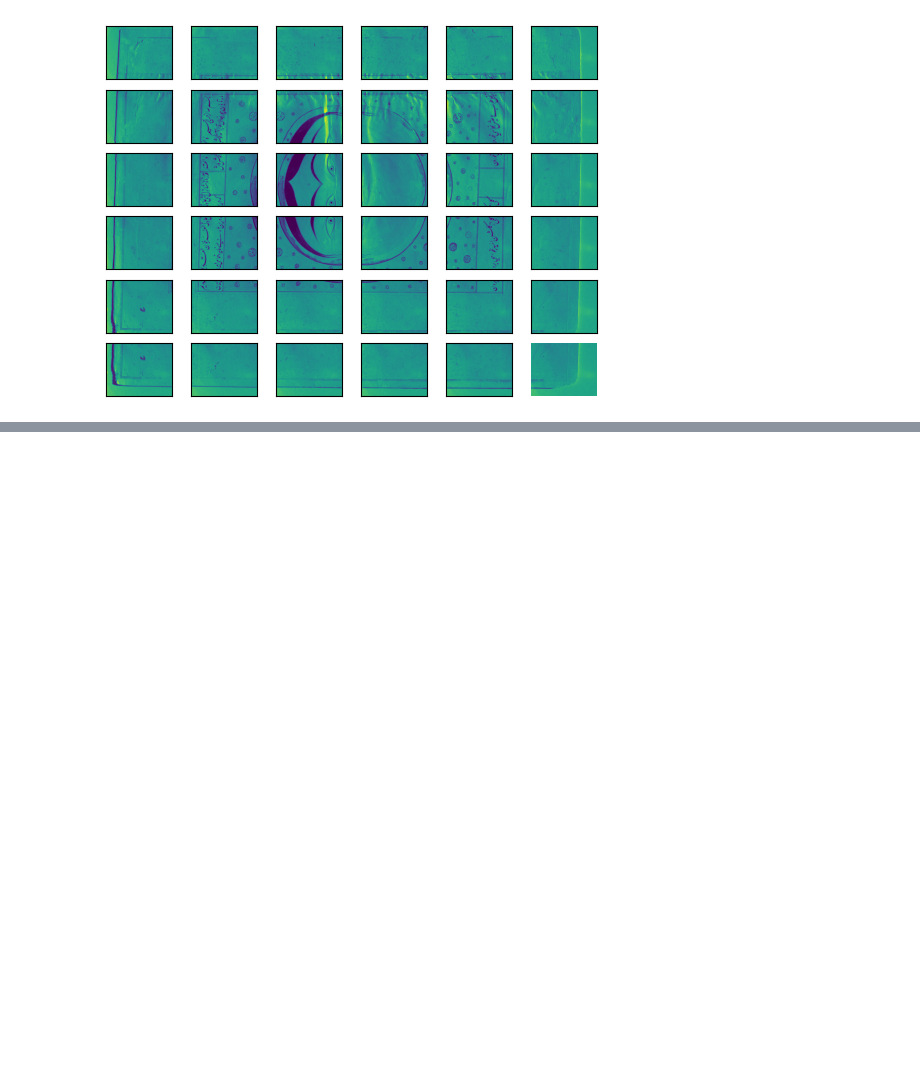
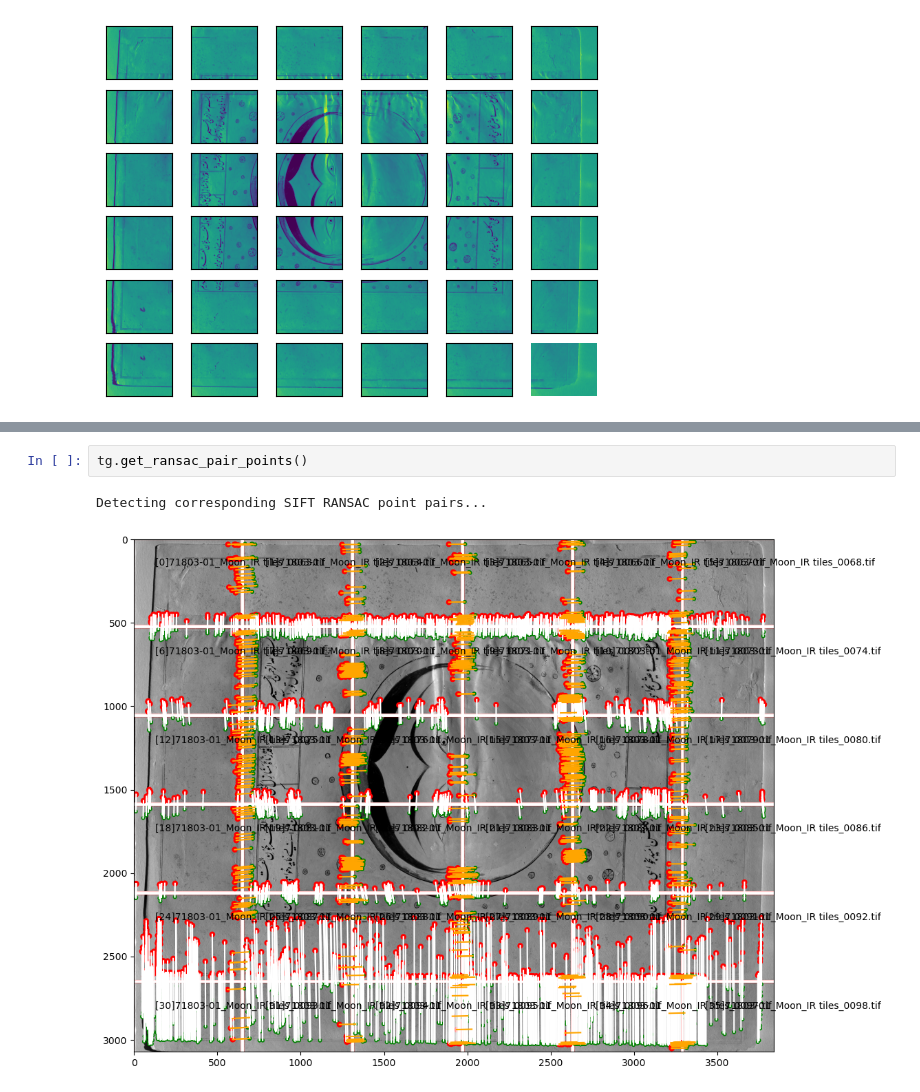
Before and after one commit to fligt/gridstitcher, a Jupyter notebook: notebooks/01_Retrieving_the_data.ipynb, the cells around one changed output, grey strips where cells are left out. Cells and saved outputs as stored; diff of their text form; blank space fills up the shorter version.

```diff
--- a/notebooks/01_Retrieving_the_data.ipynb
+++ b/notebooks/01_Retrieving_the_data.ipynb
@@ -45,0 +53,5 @@ for ax, path in zip(axs, files):
+# %%
+tg.get_ransac_pair_points()
+# %% [output]
+Detecting corresponding SIFT RANSAC point pairs...
+[figure, added]
```
Also changed, not shown: parts of 5 cells of this notebook.
